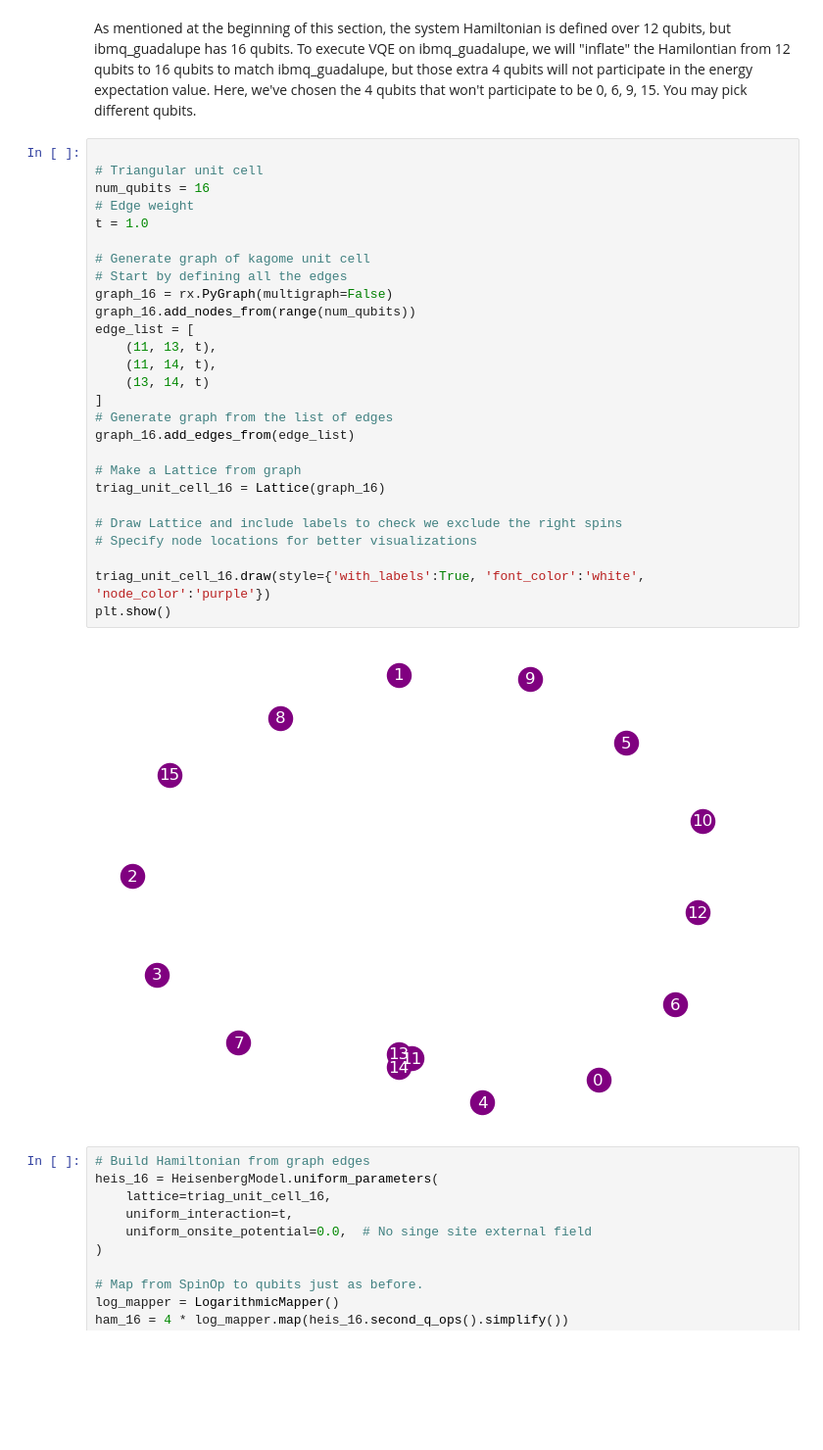
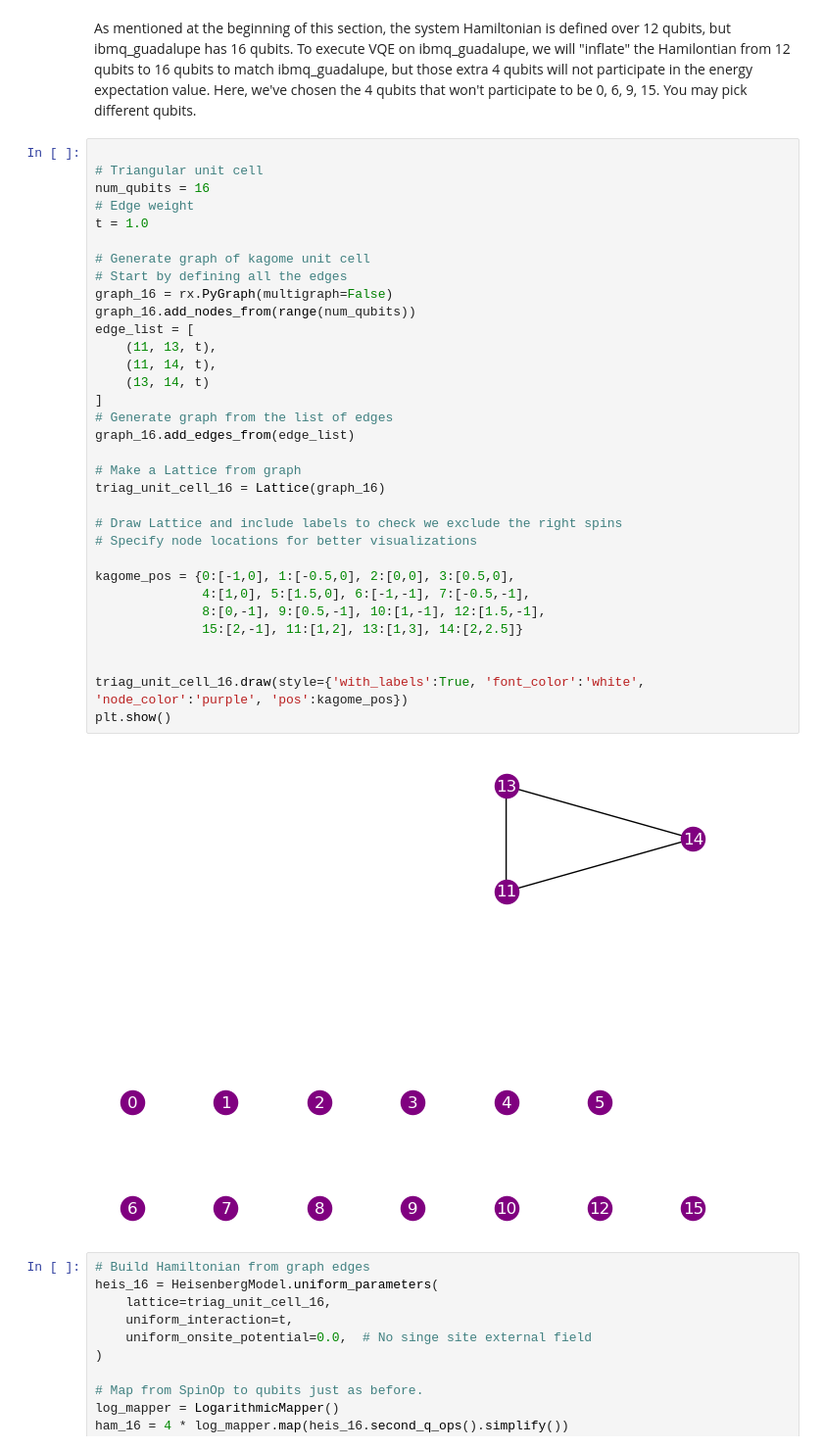
Before and after one commit to Apanizza197/open-science-IBM, a Jupyter notebook: lattices_vqe.ipynb, the cells around one changed output. Shown: that part at 98% size. Saved outputs shown, nothing was run; the diff lists cells and outputs as text; blank space fills up the shorter version.

```diff
--- a/lattices_vqe.ipynb
+++ b/lattices_vqe.ipynb
@@ -120,32 +120,38 @@ As mentioned at the beginning of this section, the system Hamiltonian is defined
 # %%
 
 # Triangular unit cell
 num_qubits = 16
 # Edge weight
 t = 1.0
 
 # Generate graph of kagome unit cell
 # Start by defining all the edges
 graph_16 = rx.PyGraph(multigraph=False)
 graph_16.add_nodes_from(range(num_qubits))
 edge_list = [
     (11, 13, t),
     (11, 14, t),
     (13, 14, t)
 ]
 # Generate graph from the list of edges
 graph_16.add_edges_from(edge_list)
 
 # Make a Lattice from graph
 triag_unit_cell_16 = Lattice(graph_16)
 
 # Draw Lattice and include labels to check we exclude the right spins
 # Specify node locations for better visualizations
 
-triag_unit_cell_16.draw(style={'with_labels':True, 'font_color':'white', 'node_color':'purple'})
+kagome_pos = {0:[-1,0], 1:[-0.5,0], 2:[0,0], 3:[0.5,0],
+              4:[1,0], 5:[1.5,0], 6:[-1,-1], 7:[-0.5,-1],
+              8:[0,-1], 9:[0.5,-1], 10:[1,-1], 12:[1.5,-1],
+              15:[2,-1], 11:[1,2], 13:[1,3], 14:[2,2.5]}
+
+
+triag_unit_cell_16.draw(style={'with_labels':True, 'font_color':'white', 'node_color':'purple', 'pos':kagome_pos})
 plt.show()
 # %% [output]
-[figure, old version]
+[figure, new version]
 # %%
 # Build Hamiltonian from graph edges
 heis_16 = HeisenbergModel.uniform_parameters(
```
Also changed, not shown: parts of 7 cells of this notebook, 3 other files.
